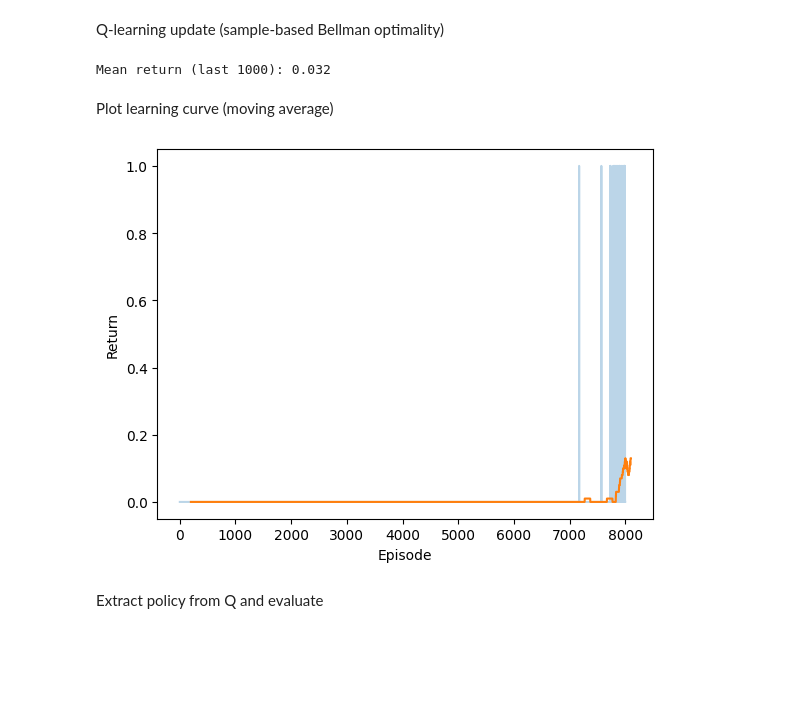
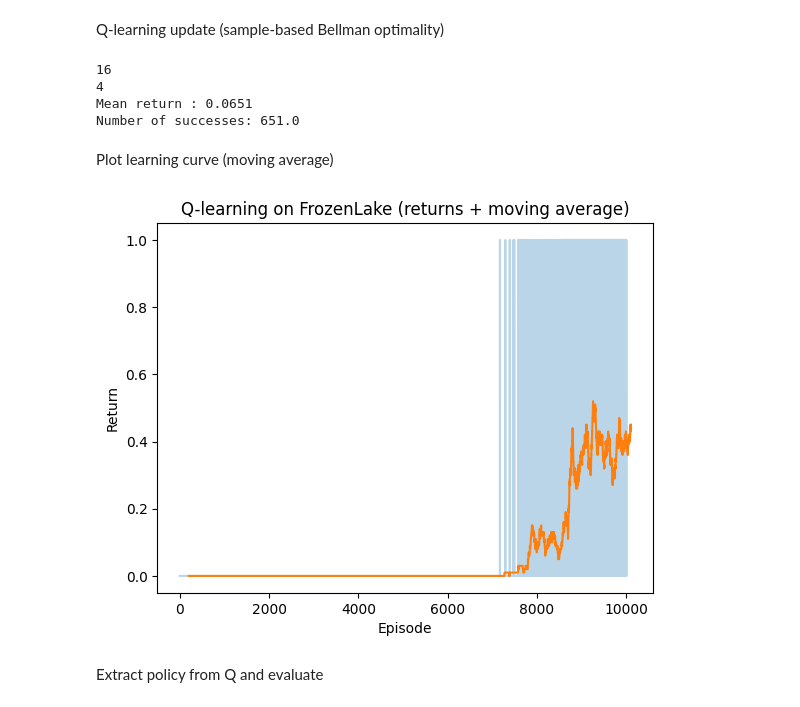
Before and after one commit to DavidAkerlind/AI_M1_RL_Lab_1_2, a Jupyter notebook: AI1_M1_RL2_Lab2.ipynb, the cells around one changed output. Cells and saved outputs as stored; diff of their text form; code cells hidden in the pictures; blank space fills up the shorter version.

```diff
--- a/AI1_M1_RL2_Lab2.ipynb
+++ b/AI1_M1_RL2_Lab2.ipynb
@@ -330,16 +379,20 @@ Q-learning update (sample-based Bellman optimality)
 # %%
 env = gym.make("FrozenLake-v1", is_slippery=True)
 
+
 nS = env.observation_space.n
 nA = env.action_space.n
+print(nS)
+print(nA)
 
-def epsilon_greedy(Q, s, eps=0.1):
+def epsilon_greedy(Q, s, eps=0.01):
     if np.random.rand() < eps:
         return np.random.randint(nA)
     return int(np.argmax(Q[s]))
 
-def train_q_learning(episodes=5000, alpha=0.5, gamma=0.9, eps=0.1, max_steps=100):
+def train_q_learning(episodes=50000, alpha=0.1, gamma=0.9, eps=0.01, max_steps=100):
     Q = np.zeros((nS, nA), dtype=float)
+
     returns = []
 
     for ep in range(episodes):
@@ -361,31 +414,34 @@ def train_q_learning(episodes=5000, alpha=0.5, gamma=0.9, eps=0.1, max_steps=100
         returns.append(G)
     return Q, np.array(returns)
 
-Q, returns = train_q_learning(episodes=8000, alpha=0.5, gamma=0.9, eps=0.1)
-print("Mean return (last 1000):", returns[-1000:].mean())
-#print("Number of successes:", np.sum(returns))
+Q, returns = train_q_learning(episodes=10000, alpha=0.05, gamma=0.8, eps=0.1)
+print("Mean return :", returns.mean())
+print("Number of successes:", np.sum(returns))
 # %% [output]
-Mean return (last 1000): 0.032
+16
+4
+Mean return : 0.0651
+Number of successes: 651.0
 # %% [markdown]
 Plot learning curve (moving average)
 # %%
 def moving_average(x, w=1):
     x = np.asarray(x, dtype=float)
     if len(x) < w:
         return x
     return np.convolve(x, np.ones(w)/w, mode="valid")
 
 ma = moving_average(returns, w=100)
 
 plt.figure()
 plt.plot(returns, alpha=0.3)
 plt.plot(np.arange(len(ma)) + 200 - 1, ma)
 plt.xlabel("Episode")
 plt.ylabel("Return")
-#plt.title("Q-learning on FrozenLake (returns + moving average)")
+plt.title("Q-learning on FrozenLake (returns + moving average)")
 plt.show()
 # %% [output]
-[figure, old version]
+[figure, new version]
 # %% [markdown]
 Extract policy from Q and evaluate
 # %%
```
Also changed, not shown: parts of 9 cells of this notebook.
